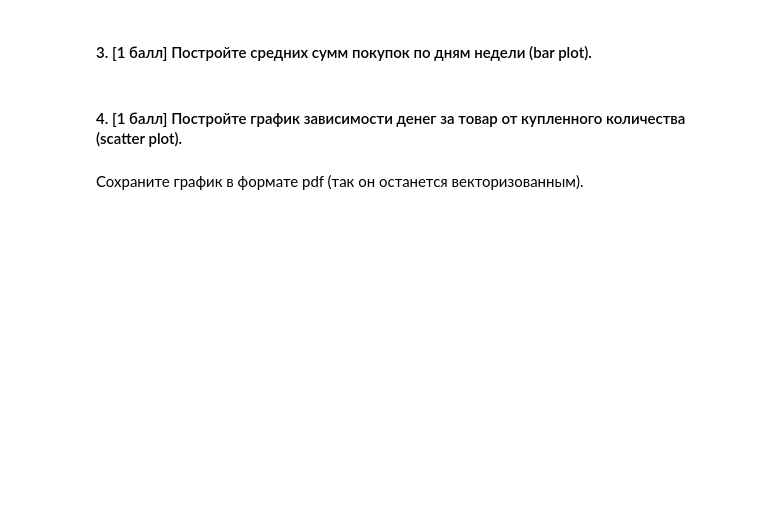
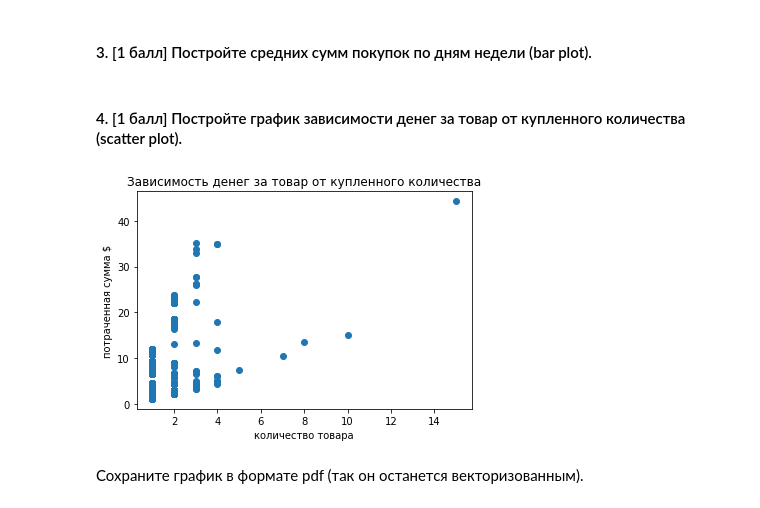
Before and after one commit to hse-mlearn/ha-01-KostyaEsyutin, a Jupyter notebook: hw1.ipynb, the cells around one changed output. Saved outputs shown, nothing was run; the diff lists cells and outputs as text; code cells hidden in the pictures; blank space fills up the shorter version.

```diff
--- a/hw1.ipynb
+++ b/hw1.ipynb
@@ -339,13 +341,13 @@ start = datetime.datetime(2018, 1, 1)
 end = datetime.datetime(2018, 1, 31)
 delta_seconds = int((end - start).total_seconds())
 
-dates = pd.DataFrame(index=df.order_id.unique())
+dates = pd.DataFrame(index=orders.order_id.unique())
 dates['date'] = [
     (start + datetime.timedelta(seconds=random.randint(0, delta_seconds))).strftime('%Y-%m-%d')
-    for _ in range(df.order_id.nunique())]
+    for _ in range(orders.order_id.nunique())]
 
 # если DataFrame с покупками из прошлого заказа называется не df, замените на ваше название ниже
-df['date'] = df.order_id.map(dates['date'])
+orders['date'] = orders.order_id.map(dates['date'])
 # %% [markdown]
 #### 1. [1 балл] Постройте гистограмму распределения сумм покупок и гистограмму средних цен отдельных видов продуктов item_name.
 
@@ -367,2 +379,11 @@ df['date'] = df.order_id.map(dates['date'])
+# %%
+# your code
+plot1 = plt.scatter(orders['quantity'], orders['item_price_$'])
+plt.xlabel('количество товара')
+plt.ylabel('потраченная сумма $')
+plt.title('Зависимость денег за товар от купленного количества')
+plt.show()
+# %% [output]
+[figure, added]
 # %% [markdown]
 Сохраните график в формате pdf (так он останется векторизованным).
```
Also changed, not shown: parts of 8 cells of this notebook.
